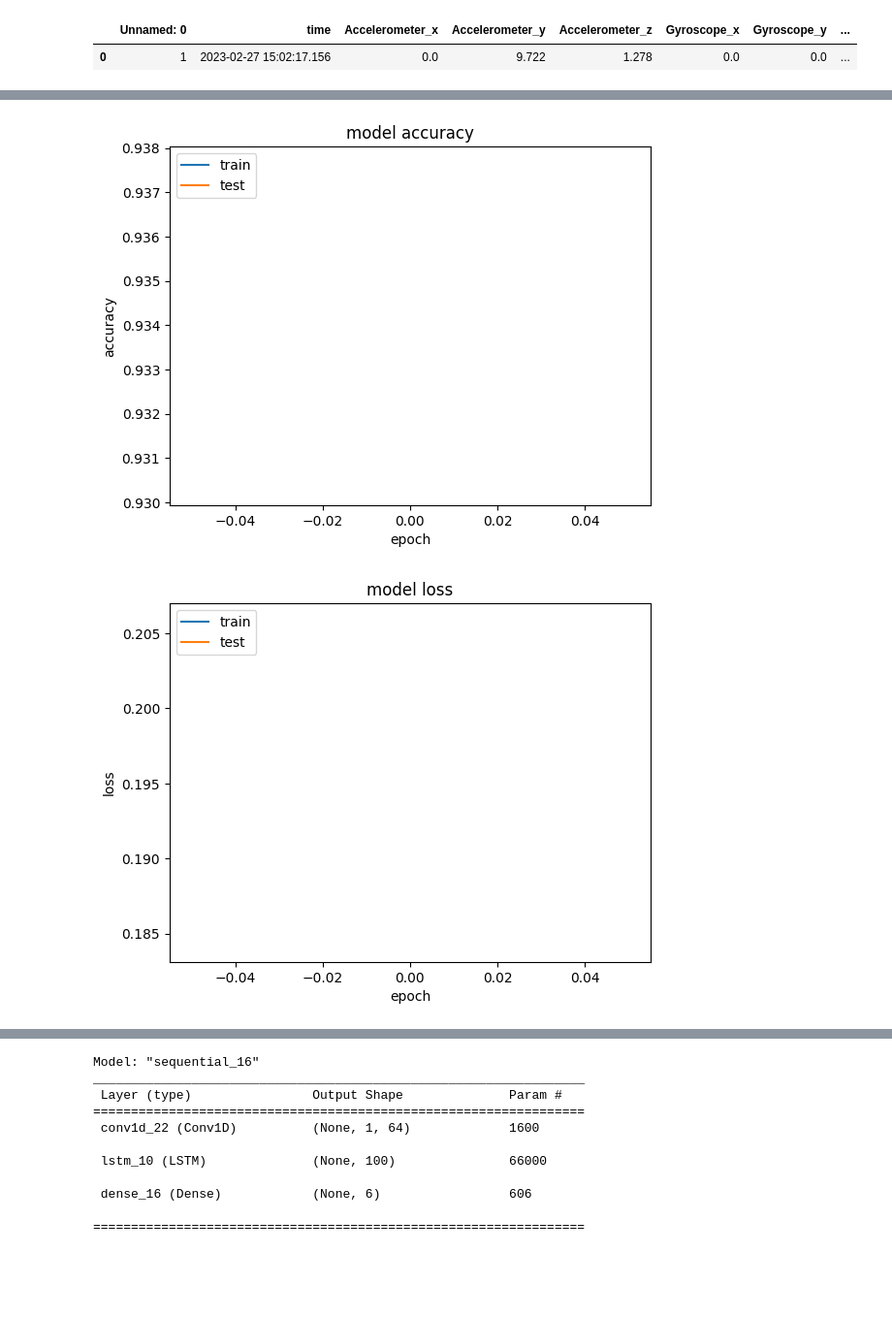
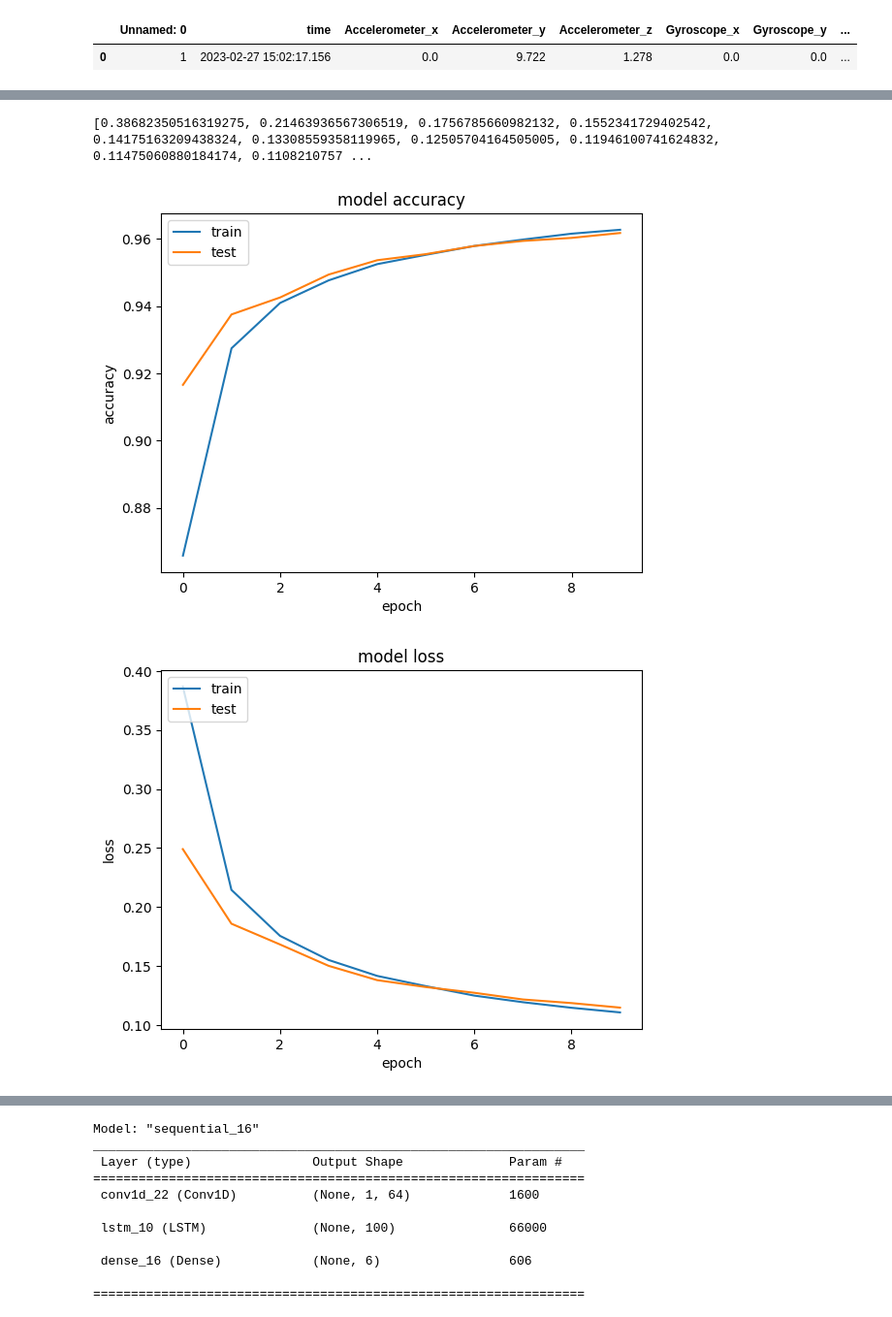
Before and after one commit to CDL1-Sensor/Sensor_Klassifikation-mit-Deep-Learning, a Jupyter notebook: DL-Modelle.ipynb, the cells around one changed output, grey strips where cells are left out. Shown at 97% size. Drawn from its saved outputs; the diff is of its cells as text; code cells hidden in the pictures; blank space fills up the shorter version.

Commit message:
DL Model
DL Model

```diff
--- a/DL-Modelle.ipynb
+++ b/DL-Modelle.ipynb
@@ -178,39 +172,56 @@ def create_model_4():
     return model
 
 best_model_history = None  # Keep track of the best model's history
-
+model_histories = []
 # Perform cross-validation
-models = [create_model_4()]
+models = [create_model_4]
+best_model = None
 num_folds = Parameters.number_folds
 kfold = KFold(n_splits=num_folds, shuffle=True)
 fold_acc_scores = []
+
 for i, (train, test) in enumerate(kfold.split(x_train, y_train)):
     logging.info(f'Fold {i+1}')
     train_x, train_y = x_train[train], y_train[train]
     test_x, test_y = x_train[test], y_train[test]
-    for j, model in enumerate(models):
+
+    fold_histories = []
+
+
+    for j, model_creator in enumerate(models):
+        model = model_creator()
         logging.info(f'Model {j+1}')
         history = model.fit(train_x, train_y, epochs=Parameters.epochs, batch_size=Parameters.batch_size, validation_data=(test_x, test_y), verbose=Parameters.verbosity)
         test_loss, acc = model.evaluate(test_x, test_y, verbose=Parameters.verbosity)
         logging.info(f'Validation accuracy: {acc}')
+
+        fold_histories.append(history.history)
+
         for epoch in range(Parameters.epochs):
             # Log accuracy after each epoch
             acc_epoch = history.history['val_accuracy'][epoch]
             logging.info(f'Epoch {epoch + 1}, Validation accuracy: {acc_epoch}')
         fold_acc_scores.append((i, j, acc))
+
         if best_model_history is None or acc > best_model_acc:
             best_model_history = history
+            best_model = model  # Store the trained model instance
             best_model_acc = acc
 
+    model_histories.append(fold_histories)
 
 # Find the best model
 best_model_index = np.argmax([score[2] for score in fold_acc_scores])
-logging.info(fold_acc_scores)
-logging.info(best_model_index)
-(best_fold, best_model_index, best_model_acc) = fold_acc_scores[best_model_index]
-best_model = models[best_model_index]
-logging.info(f'fold acc score: {fold_acc_scores}')
-logging.info(f'Best model is model {best_model_index+1}')
+best_fold_idx, best_model_idx, _ = max(fold_acc_scores, key=lambda x: x[2])
+best_model_history = model_histories[best_fold_idx][best_model_idx]
+
+
+#ogging.info(fold_acc_scores)
+#logging.info(best_model_index)
+#(best_fold, best_model_index, best_model_acc) = fold_acc_scores[best_model_index]
+#best_model = models[best_model_index]
+#logging.info(f'fold acc score: {fold_acc_scores}')
+#logging.info(f'Best model is model {best_model_index+1}')
 
 # Evaluate the best model on the test set
 test_loss, test_acc = best_model.evaluate(x_test, y_test)
@@ -224,23 +267,26 @@ logging.info(f'Test accuracy {test_acc}')
 # %%
 
 import matplotlib.pyplot as plt
 import numpy as np
+
+print(best_model_history['loss'])
 # summarize history for accuracy
-plt.plot(best_model_history.history['accuracy'])
-plt.plot(best_model_history.history['val_accuracy'])
+plt.plot(best_model_history['accuracy'])
+plt.plot(best_model_history['val_accuracy'])
 plt.title('model accuracy')
 plt.ylabel('accuracy')
 plt.xlabel('epoch')
 plt.legend(['train', 'test'], loc='upper left')
 plt.show()
 # summarize history for loss
-plt.plot(best_model_history.history['loss'])
-plt.plot(best_model_history.history['val_loss'])
+plt.plot(best_model_history['loss'])
+plt.plot(best_model_history['val_loss'])
 plt.title('model loss')
 plt.ylabel('loss')
 plt.xlabel('epoch')
 plt.legend(['train', 'test'], loc='upper left')
 plt.show()
 # %% [output]
+[0.38682350516319275, 0.21463936567306519, 0.1756785660982132, 0.1552341729402542, 0.14175163209438324, 0.13308559358119965, 0.12505704164505005, 0.11946100741624832, 0.11475060880184174, 0.1108210757 ...
-[figure, old version]
+[figure, new version]
-[figure, old version]
+[figure, new version]
```
Also changed, not shown: parts of 7 cells of this notebook, 4 other files.
